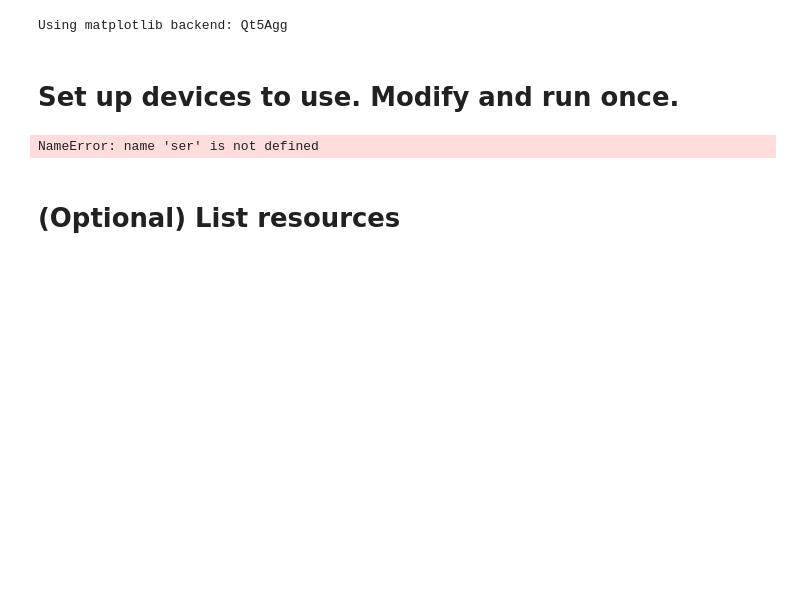
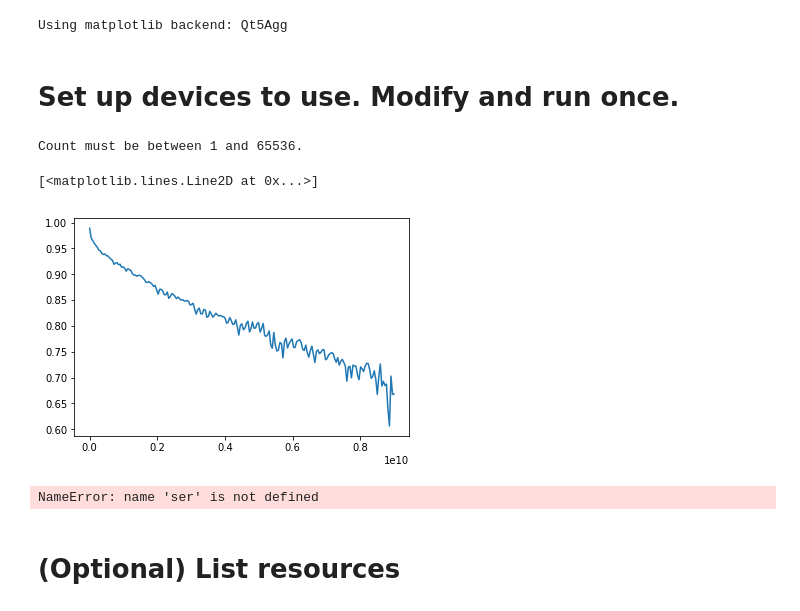
Before and after one commit to JaseungKu/python-code-SYR, a Jupyter notebook: PNA/Cavity Scans.ipynb, the cells around one changed output. Drawn from its saved outputs; the diff is of its cells as text; code cells hidden in the pictures; blank space fills up the shorter version.

```diff
--- a/PNA/Cavity Scans.ipynb
+++ b/PNA/Cavity Scans.ipynb
@@ -36,13 +36,15 @@ import LSCI332S
 import HittiteHMC
 import AgilentMXG
 import SynthHD
+import KeysightP9372A
+# instrument instances. Make device objects.
+# pna = AgilentN5230A.AgilentN5230A(16)
+pna = KeysightP9372A.KeysightP9372A('PXI10::0-0.0::INSTR')
+pna.connect()
 
-# instrument instances. Make device objects.
-pna = AgilentN5230A.AgilentN5230A(16)
-
-sim_flux1 = SIM.SIM(18, channel = 1)
-sim_flux2 = SIM.SIM(18, channel = 2)
-sim_charge = SIM.SIM(18, channel = 3)
+# sim_flux1 = SIM.SIM(18, channel = 1)
+# sim_flux2 = SIM.SIM(18, channel = 2)
+# sim_charge = SIM.SIM(18, channel = 3)
 
 # lsci = LSCI332S.LSCI332S(2)
 #spec = HittiteHMC.HittiteHMC('USB',4)
@@ -53,6 +55,20 @@ sim_charge = SIM.SIM(18, channel = 3)
 
 # fridge type.
 fridgeType = 'DR1'   # options: 'ADR2', 'BF', 'DR1'
+# %%
+pna.setupMeas()
+pna.setSweepType('linear')
+pna.avgCount(1)
+pna.pwrOn()
+f, s21= pna.getData(cplx=True)
+# pna.setPwr(-20)
+# %% [output]
+Count must be between 1 and 65536.
+# %%
+plt.plot(f, np.abs(s21))
+# %% [output]
+[<matplotlib.lines.Line2D at 0x...>]
+[figure, added]
 # %%
 import serial
 ser = serial.Serial("COM6", 9600)
```
Also changed, not shown: 17 other files.
